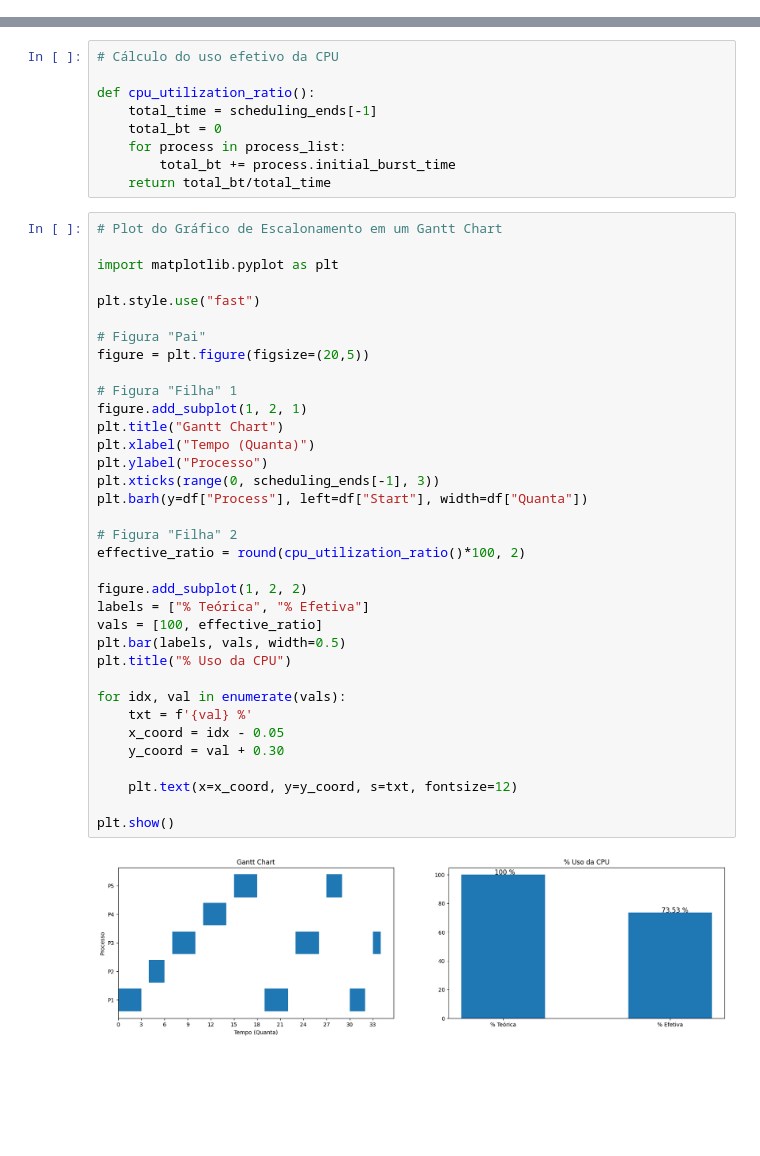
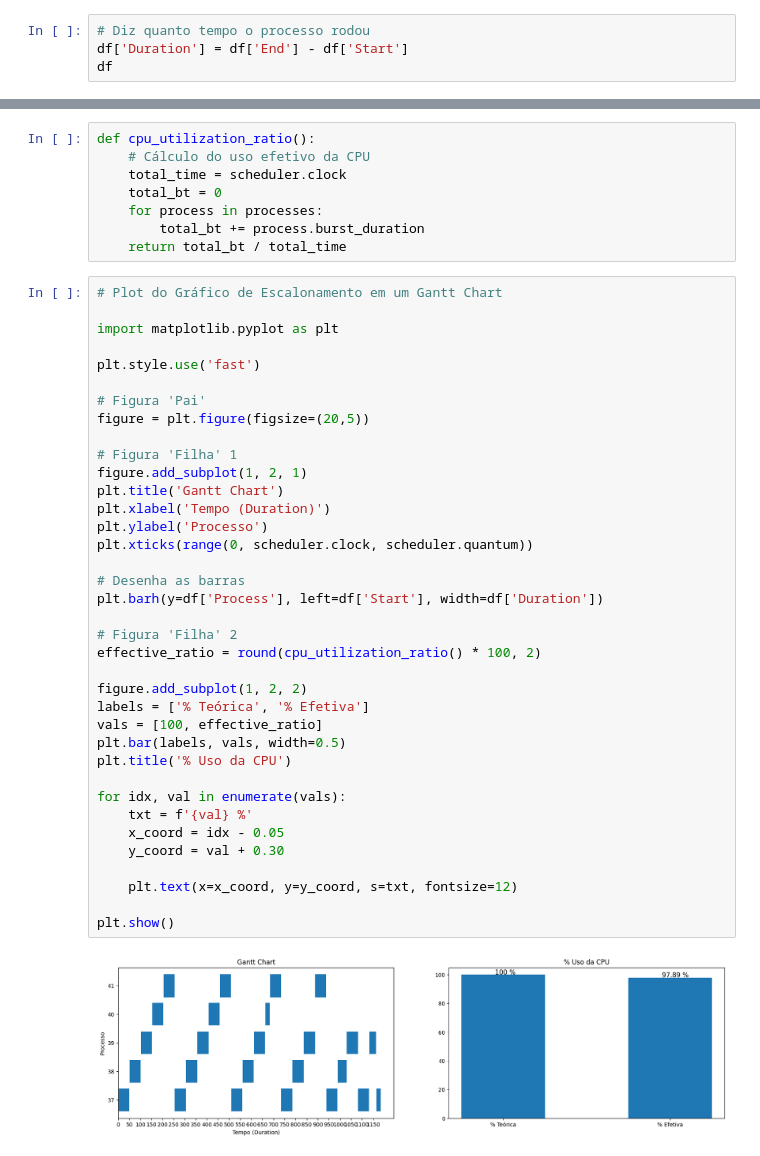
Before and after one commit to tiago-vargas/round-robin-process-scheduling-study, a Jupyter notebook: data.ipynb, the cells around one changed output, grey strips where cells are left out. Saved outputs shown, nothing was run; the diff lists cells and outputs as text; blank space fills up the shorter version.

```diff
--- a/data.ipynb
+++ b/data.ipynb
@@ -45,0 +52,4 @@ df
+# %%
+# Diz quanto tempo o processo rodou
+df['Duration'] = df['End'] - df['Start']
+df
@@ -50,51 +78,52 @@ df
 
 ![alt](./flowchart.png)
 # %%
-# Cálculo do uso efetivo da CPU
-
 def cpu_utilization_ratio():
-    total_time = scheduling_ends[-1]
+    # Cálculo do uso efetivo da CPU
+    total_time = scheduler.clock
     total_bt = 0
-    for process in process_list:
-        total_bt += process.initial_burst_time
-    return total_bt/total_time
+    for process in processes:
+        total_bt += process.burst_duration
+    return total_bt / total_time
 # %%
 # Plot do Gráfico de Escalonamento em um Gantt Chart
 
 import matplotlib.pyplot as plt
 
-plt.style.use("fast")
+plt.style.use('fast')
 
-# Figura "Pai"
+# Figura 'Pai'
 figure = plt.figure(figsize=(20,5))
 
-# Figura "Filha" 1
+# Figura 'Filha' 1
 figure.add_subplot(1, 2, 1)
-plt.title("Gantt Chart")
-plt.xlabel("Tempo (Quanta)")
-plt.ylabel("Processo")
-plt.xticks(range(0, scheduling_ends[-1], 3))
-plt.barh(y=df["Process"], left=df["Start"], width=df["Quanta"])
+plt.title('Gantt Chart')
+plt.xlabel('Tempo (Duration)')
+plt.ylabel('Processo')
+plt.xticks(range(0, scheduler.clock, scheduler.quantum))
 
-# Figura "Filha" 2
-effective_ratio = round(cpu_utilization_ratio()*100, 2)
+# Desenha as barras
+plt.barh(y=df['Process'], left=df['Start'], width=df['Duration'])
+
+# Figura 'Filha' 2
+effective_ratio = round(cpu_utilization_ratio() * 100, 2)
 
 figure.add_subplot(1, 2, 2)
-labels = ["% Teórica", "% Efetiva"]
+labels = ['% Teórica', '% Efetiva']
 vals = [100, effective_ratio]
 plt.bar(labels, vals, width=0.5)
-plt.title("% Uso da CPU")
+plt.title('% Uso da CPU')
 
 for idx, val in enumerate(vals):
     txt = f'{val} %'
     x_coord = idx - 0.05
     y_coord = val + 0.30
 
     plt.text(x=x_coord, y=y_coord, s=txt, fontsize=12)
 
 plt.show()
 # %% [output]
-[figure, old version]
+[figure, new version]
 # %%
 # Cálculo dos Tempos Médios
 
```
Also changed, not shown: parts of 10 cells of this notebook, 3 other files.
